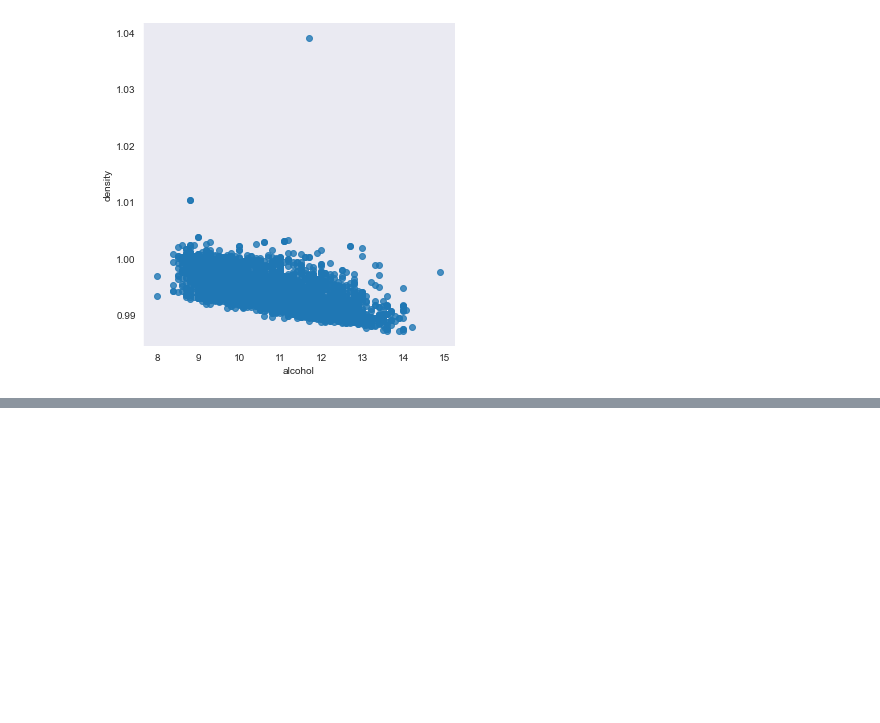
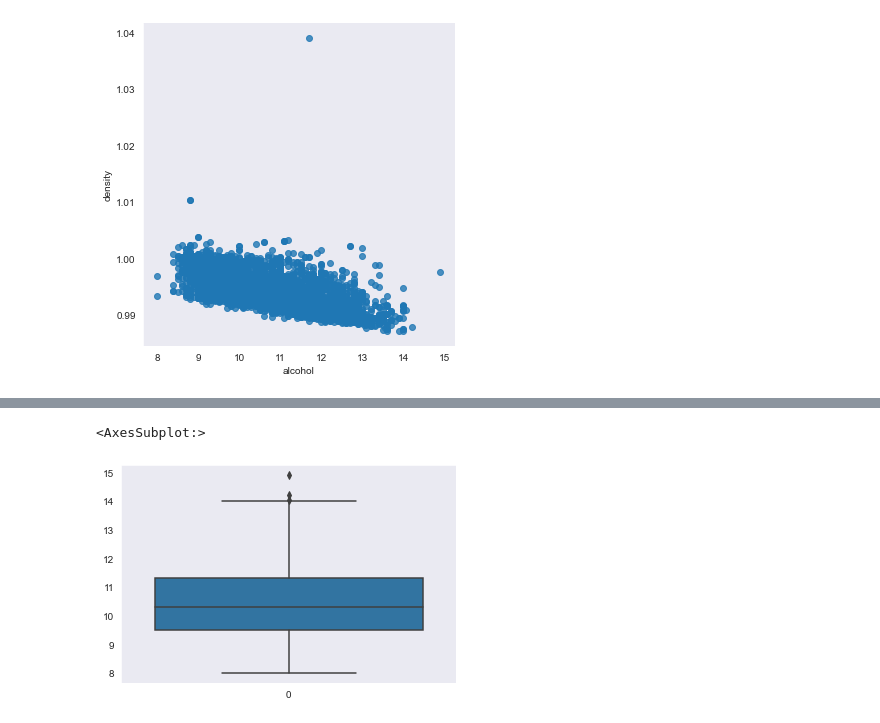
Before and after one commit to espSiyam/Data-Science--Analytics---AI-for-Business---the-Real-World-, a Jupyter notebook: 5.Statistics(Visualization)/1.Visualization.ipynb, the cells around one changed output, grey strips where cells are left out. Drawn from its saved outputs; the diff is of its cells as text; code cells hidden in the pictures; blank space fills up the shorter version.

```diff
--- a/5.Statistics(Visualization)/1.Visualization.ipynb
+++ b/5.Statistics(Visualization)/1.Visualization.ipynb
@@ -133,0 +171,5 @@ sns.lmplot(x='alcohol', y= 'density', data=df, fit_reg=False)
+# %%
+sns.boxplot(data=df['alcohol'])
+# %% [output]
+<AxesSubplot:>
+[figure, added]
```
Also changed, not shown: parts of 11 cells of this notebook.
